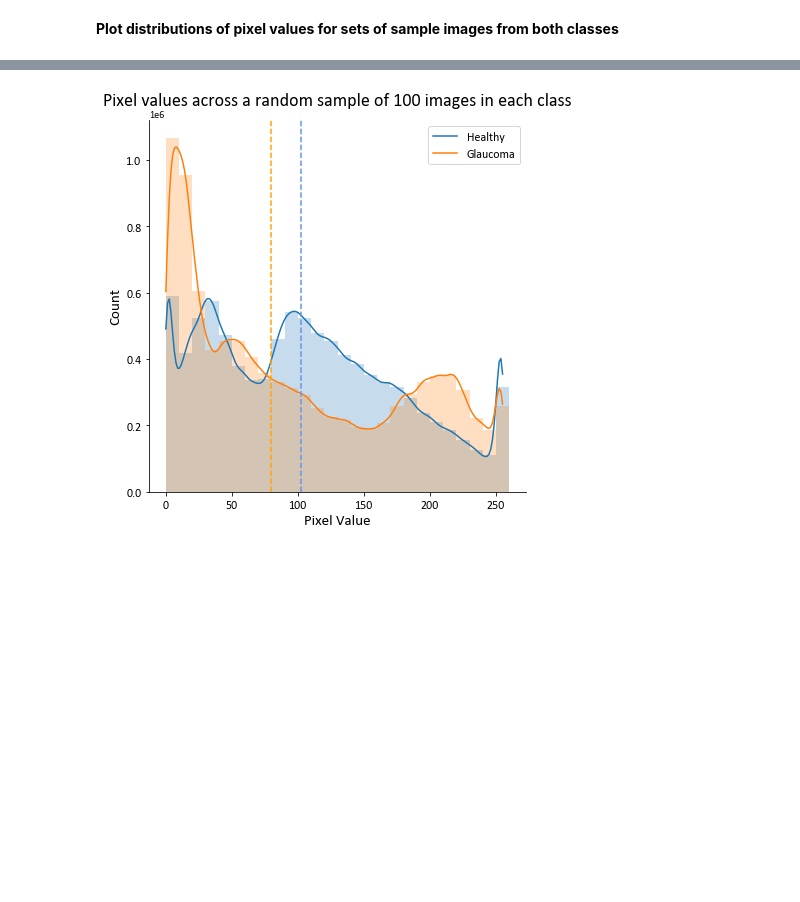
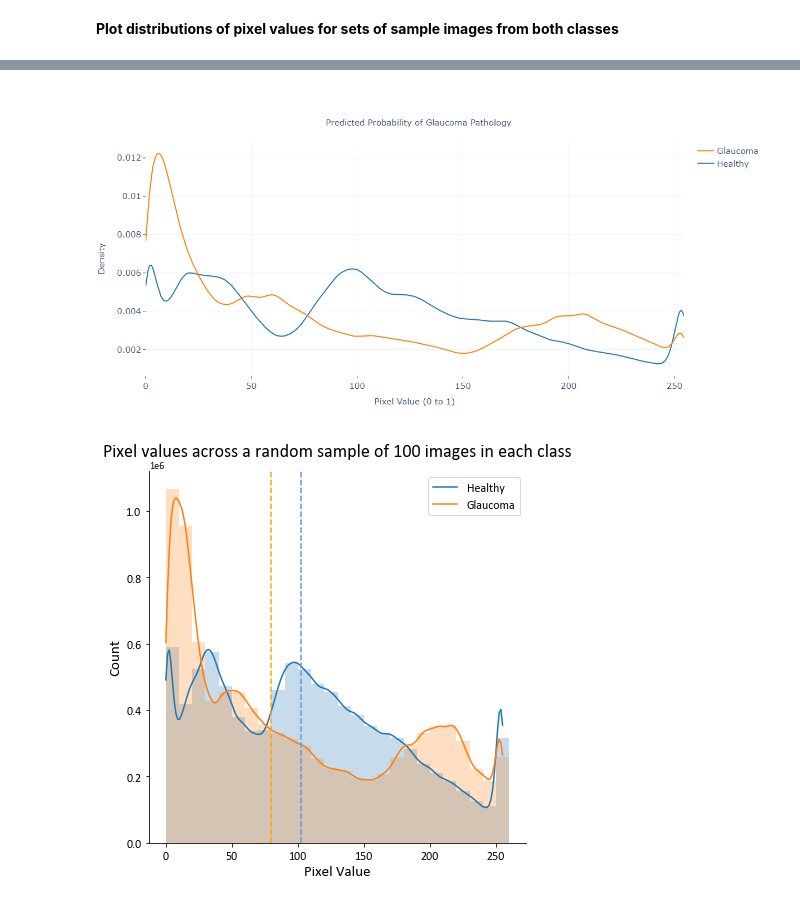
Before and after one commit to gigi-codes/wwc_hackathon_22, a Jupyter notebook: code/01_import_save_data.ipynb, the cells around one changed output, grey strips where cells are left out. Cells and saved outputs as stored; diff of their text form; code cells hidden in the pictures; blank space fills up the shorter version.

```diff
--- a/code/01_import_save_data.ipynb
+++ b/code/01_import_save_data.ipynb
@@ -104,3 +170,35 @@ pixels_df = pd.DataFrame({'pixels':np.concatenate((pixels_g, pixels_h)),
+# %%
+# extract data from fig to draw line plot
+
+pixels_dist_raw = pd.DataFrame({
+    'Healthy':fig.data[0]['y'],
+    'Glaucoma': fig.data[1]['y'],
+    'Density':fig.data[0]['x']
+})
+
+
+pixels_dist_raw = pd.melt(pixels_dist_raw, id_vars='Density', value_vars=pixels_dist_raw.columns[:])
+pixels_dist_raw.to_csv('../data/pixels_dist_raw.csv', index=False)
+# %%
+px.line(data_frame=pixels_dist_raw, x='value', y='Density', color='variable', color_discrete_sequence=['#1f77b4', '#ff7f0e'])
+
+# Add title
+fig.update_layout(width=500,
+                  height=600,
+                  title_text='Predicted Probability of Glaucoma Pathology',
+                  title_y=0.9,
+                  title_x=0.48,
+                  plot_bgcolor='white',
+                  template='plotly_white',
+                  legend=dict(font=dict(size=15)),
+                  title_font=dict(size=15))
+
+fig.update_xaxes(title='Pixel Value (0 to 1)', title_font_size=15, tickfont_size=15, ticks='outside')
+fig.update_yaxes(title='Density', title_font_size=15, tickfont_size=15, ticks='outside')
+
+fig.show()
+# %% [output]
+[figure, added]
 # %%
 # establish palette so Glaucoma is always orange
 palette = {"Healthy":"tab:blue",
```
Also changed, not shown: parts of 21 cells of this notebook, 19 other files.
